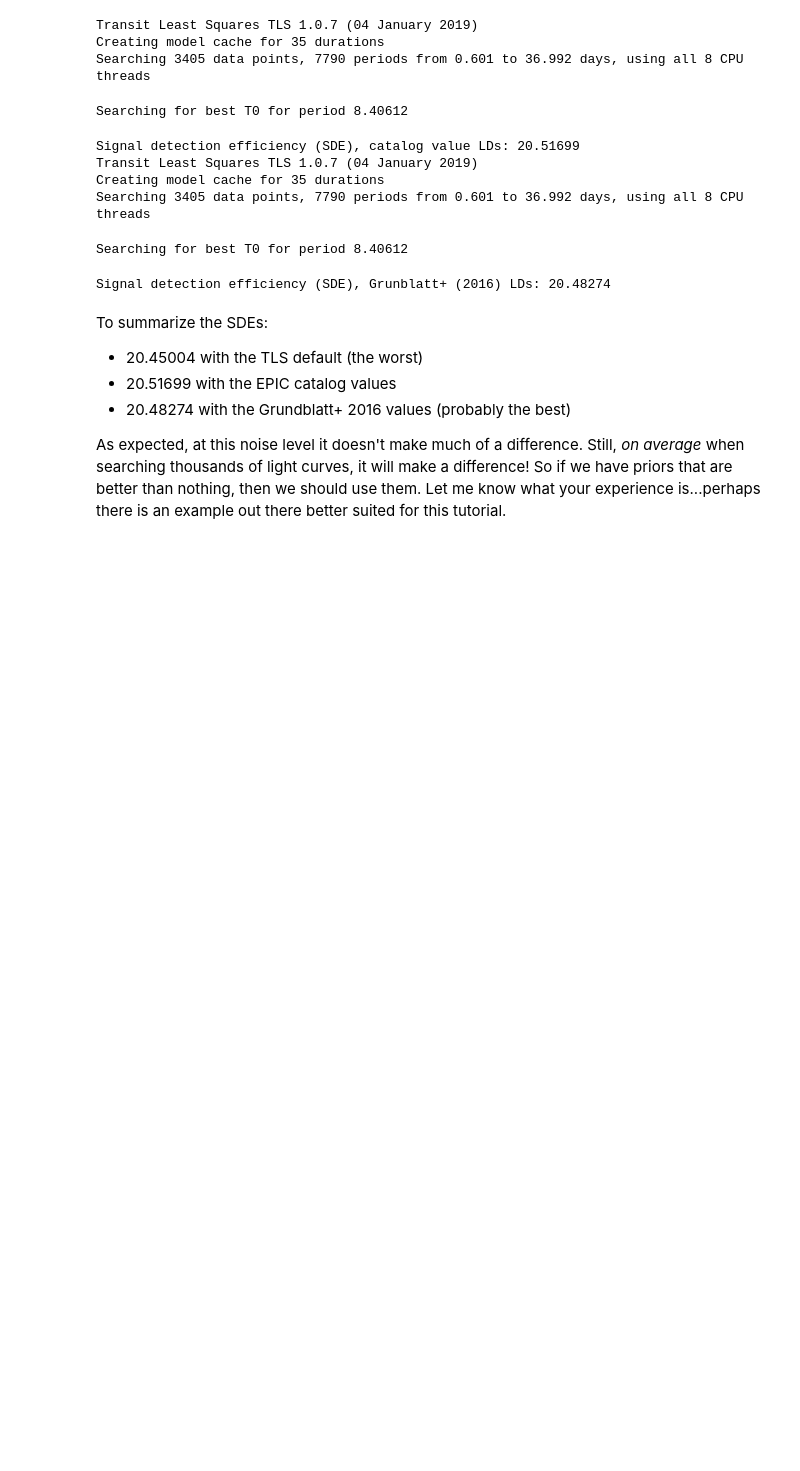
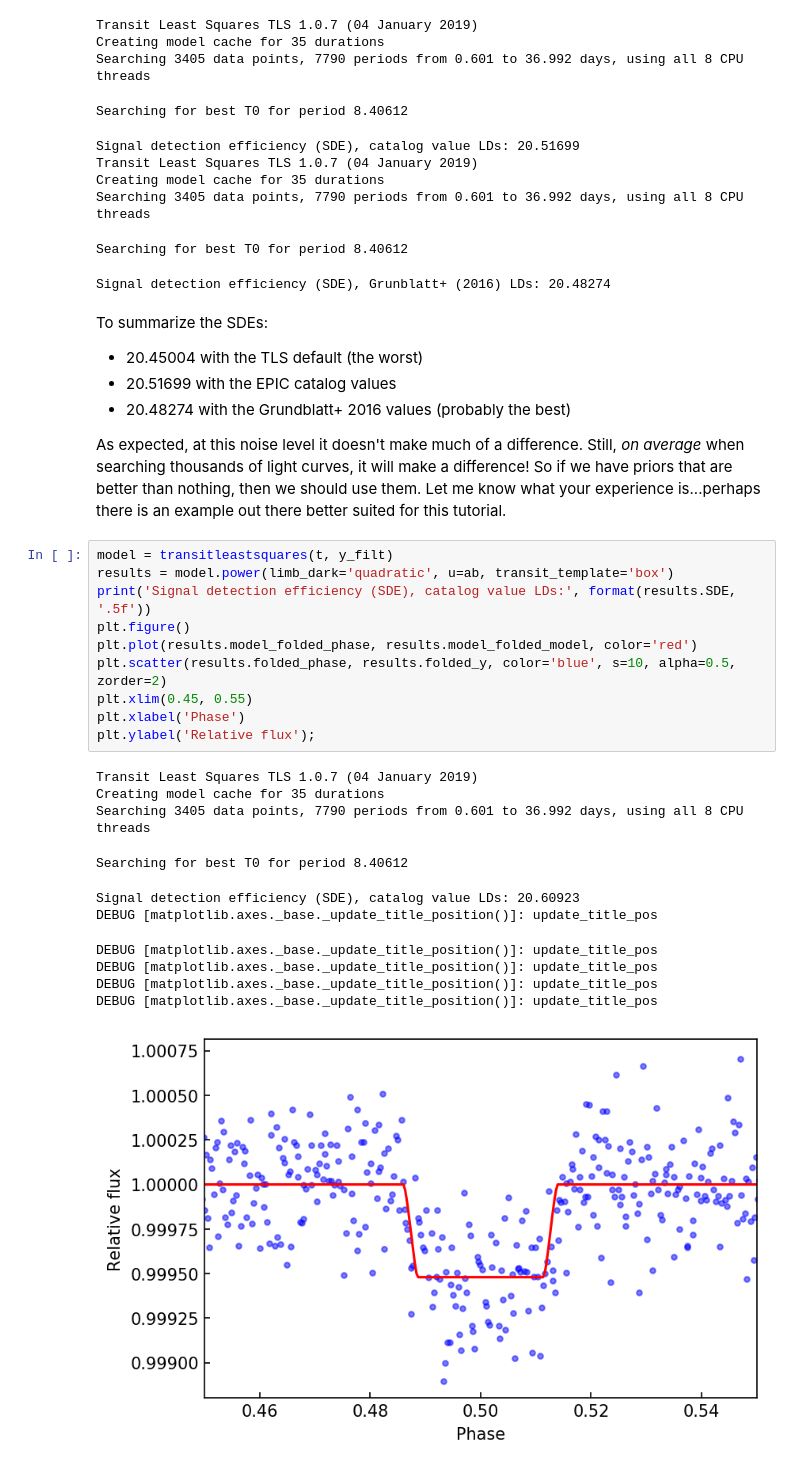
Before and after one commit to hippke/tls, a Jupyter notebook: tutorials/07 The influence of limb darkening values.ipynb, the cells around one changed output. Cells and saved outputs as stored; diff of their text form; blank space fills up the shorter version.

```diff
--- a/tutorials/07 The influence of limb darkening values.ipynb
+++ b/tutorials/07 The influence of limb darkening values.ipynb
@@ -141,3 +136,25 @@ To summarize the SDEs:
 - 20.48274 with the Grundblatt+ 2016 values (probably the best)
 
 As expected, at this noise level it doesn't make much of a difference. Still, *on average* when searching thousands of light curves, it will make a difference! So if we have priors that are better than nothing, then we should use them. Let me know what your experience is...perhaps there is an example out there better suited for this tutorial.
+# %%
+model = transitleastsquares(t, y_filt)
+results = model.power(limb_dark='quadratic', u=ab, transit_template='box')
+print('Signal detection efficiency (SDE), catalog value LDs:', format(results.SDE, '.5f'))
+plt.figure()
+plt.plot(results.model_folded_phase, results.model_folded_model, color='red')
+plt.scatter(results.folded_phase, results.folded_y, color='blue', s=10, alpha=0.5, zorder=2)
+plt.xlim(0.45, 0.55)
+plt.xlabel('Phase')
+plt.ylabel('Relative flux');
+# %% [output]
+Transit Least Squares TLS 1.0.7 (04 January 2019)
+Creating model cache for 35 durations
+Searching 3405 data points, 7790 periods from 0.601 to 36.992 days, using all 8 CPU threads
+Searching for best T0 for period 8.40612
+Signal detection efficiency (SDE), catalog value LDs: 20.60923
+DEBUG [matplotlib.axes._base._update_title_position()]: update_title_pos
+DEBUG [matplotlib.axes._base._update_title_position()]: update_title_pos
+DEBUG [matplotlib.axes._base._update_title_position()]: update_title_pos
+DEBUG [matplotlib.axes._base._update_title_position()]: update_title_pos
+DEBUG [matplotlib.axes._base._update_title_position()]: update_title_pos
+[figure, added]
```
Also changed, not shown: parts of 2 cells of this notebook, 2 other files.
